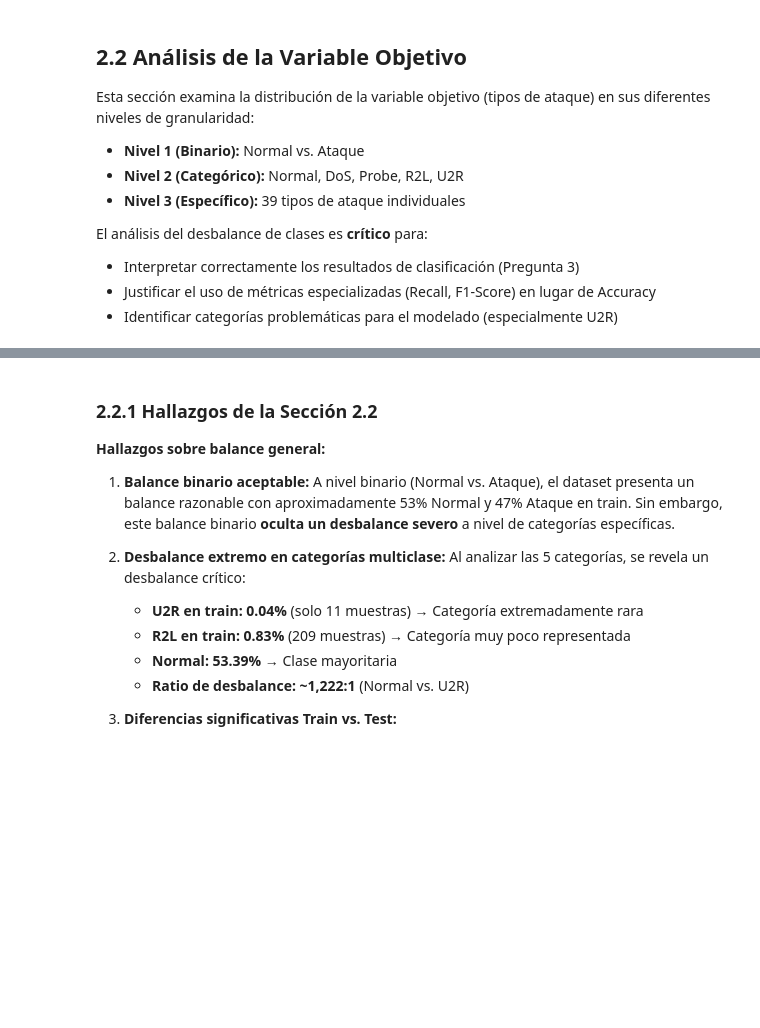
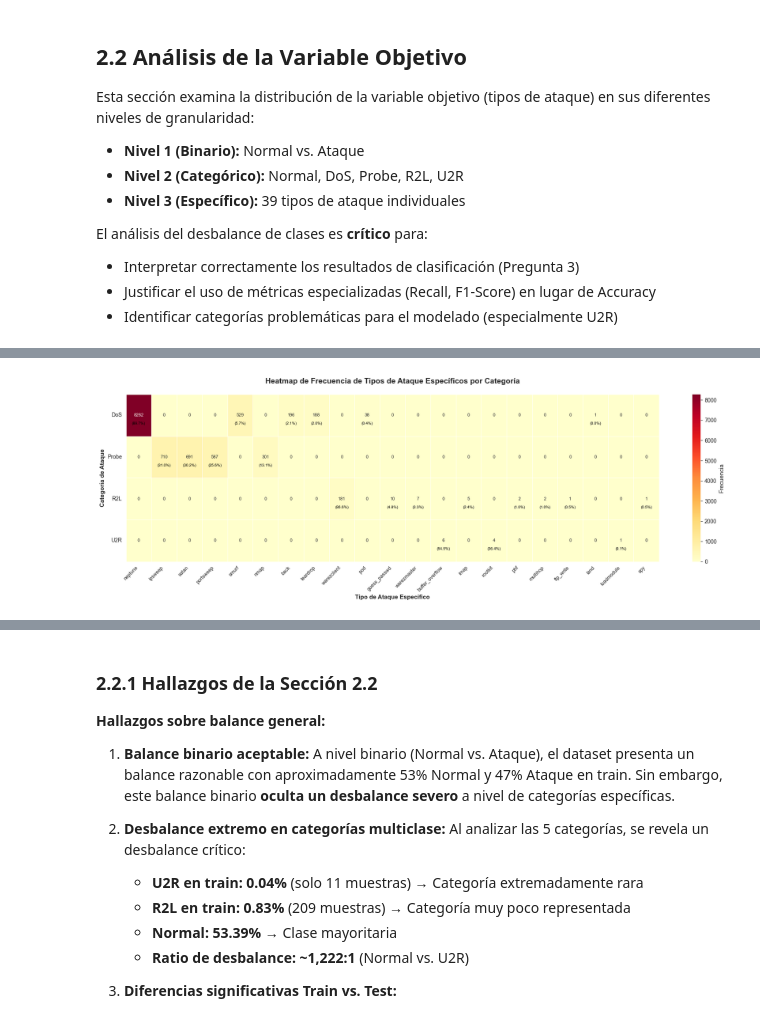
Before and after one commit to ChertaPro/Deteccion-de-Intrusiones-y-Analisis-de-Anomalias-en-Trafico-de-Red-mediante-Tecnicas-Estadasticas, a Jupyter notebook: Detección_de_Intrusiones_y_Análisis_de_Anomalías_en_Tráfico_de_Red_mediante_Técnicas_Estadísticas_.ipynb, the cells around one changed output, grey strips where cells are left out. Saved outputs shown, nothing was run; the diff lists cells and outputs as text; code cells hidden in the pictures; blank space fills up the shorter version.

```diff
--- a/Detección_de_Intrusiones_y_Análisis_de_Anomalías_en_Tráfico_de_Red_mediante_Técnicas_Estadísticas_.ipynb
+++ b/Detección_de_Intrusiones_y_Análisis_de_Anomalías_en_Tráfico_de_Red_mediante_Técnicas_Estadísticas_.ipynb
@@ -727,0 +870,85 @@ for category in attack_categories_analysis:
+# %%
+# 2.2.4 Análisis de ataques específicos dentro de cada categoría
+print("2.2.4 ATAQUES ESPECÍFICOS POR CATEGORÍA")
+
+# Crear matriz de frecuencias: Categorías × Ataques específicos
+attack_categories_analysis = ['DoS', 'Probe', 'R2L', 'U2R']
+
+# Obtener todos los ataques específicos únicos (excepto normal)
+all_specific_attacks = train_df[train_df['attack_category'] != 'Normal']['attack_type'].unique()
+
+# Crear DataFrame para el heatmap
+heatmap_data = pd.DataFrame(0,
+                            index=attack_categories_analysis,
+                            columns=all_specific_attacks)
+
+# Llenar con frecuencias
+for category in attack_categories_analysis:
+    attacks = train_df[train_df['attack_category'] == category]['attack_type'].value_counts()
+    for attack, freq in attacks.items():
+        heatmap_data.loc[category, attack] = freq
+
+# Eliminar columnas con todos ceros (ataques que no aparecen)
+heatmap_data = heatmap_data.loc[:, (heatmap_data != 0).any(axis=0)]
+
+# Ordenar columnas por frecuencia total descendente
+column_order = heatmap_data.sum(axis=0).sort_values(ascending=False).index
+heatmap_data = heatmap_data[column_order]
+
+# Crear heatmap
+plt.figure(figsize=(18, 6))
+sns.heatmap(heatmap_data, annot=True, fmt='g', cmap='YlOrRd',
+            linewidths=0.5, cbar_kws={'label': 'Frecuencia'},
+            annot_kws={'fontsize': 8})
+
+# Agregar porcentajes dentro de cada categoría
+for i, category in enumerate(attack_categories_analysis):
+    total_in_category = heatmap_data.loc[category].sum()
+    for j, attack in enumerate(heatmap_data.columns):
+        freq = heatmap_data.loc[category, attack]
+        if freq > 0:
+            pct = (freq / total_in_category) * 100
+            plt.text(j + 0.5, i + 0.7, f'({pct:.1f}%)',
+                    ha='center', va='center', fontsize=7, color='black')
+
+plt.title('Heatmap de Frecuencia de Tipos de Ataque Específicos por Categoría',
+         fontsize=14, fontweight='bold', pad=20)
+plt.xlabel('Tipo de Ataque Específico', fontsize=11, fontweight='bold')
+plt.ylabel('Categoría de Ataque', fontsize=11, fontweight='bold')
+plt.xticks(rotation=45, ha='right', fontsize=9)
+plt.yticks(rotation=0, fontsize=10)
+plt.tight_layout()
+plt.show()
+
+# Tabla resumen detallada
+print("\n📋 Resumen detallado de ataques específicos: \n")
+for category in attack_categories_analysis:
+    print(f"Categoría: {category}")
+
+    # Train
+    train_attacks = train_df[train_df['attack_category'] == category]['attack_type'].value_counts()
+    train_attacks_pct = (train_attacks / train_attacks.sum() * 100).round(2)
+
+    # Test
+    test_attacks = test_df[test_df['attack_category'] == category]['attack_type'].value_counts()
+    test_attacks_pct = (test_attacks / test_attacks.sum() * 100).round(2)
+
+    # Combinar información
+    all_attacks = sorted(set(train_attacks.index) | set(test_attacks.index))
+
+    print(f"\n{'Ataque':<20} {'Train':>15} {'Train %':>10} {'Test':>15} {'Test %':>10}")
+    print("-" * 75)
+
+    for attack in all_attacks:
+        train_freq = train_attacks.get(attack, 0)
+        train_pct = train_attacks_pct.get(attack, 0)
+        test_freq = test_attacks.get(attack, 0)
+        test_pct = test_attacks_pct.get(attack, 0)
+
+        # Marcar ataques que solo aparecen en test
+        marker = " 🆕" if train_freq == 0 and test_freq > 0 else ""
+
+        print(f"{attack:<20} {train_freq:>15,} {train_pct:>9.2f}% {test_freq:>15,} {test_pct:>9.2f}%{marker}")
+
+    print(f"\nTotal en {category}: Train={train_attacks.sum():,}, Test={test_attacks.sum():,} \n")
+# %% [output]
@@ -727,0 +956 @@ for category in attack_categories_analysis:
+[figure, added]
```
Also changed, not shown: parts of 24 cells of this notebook.
